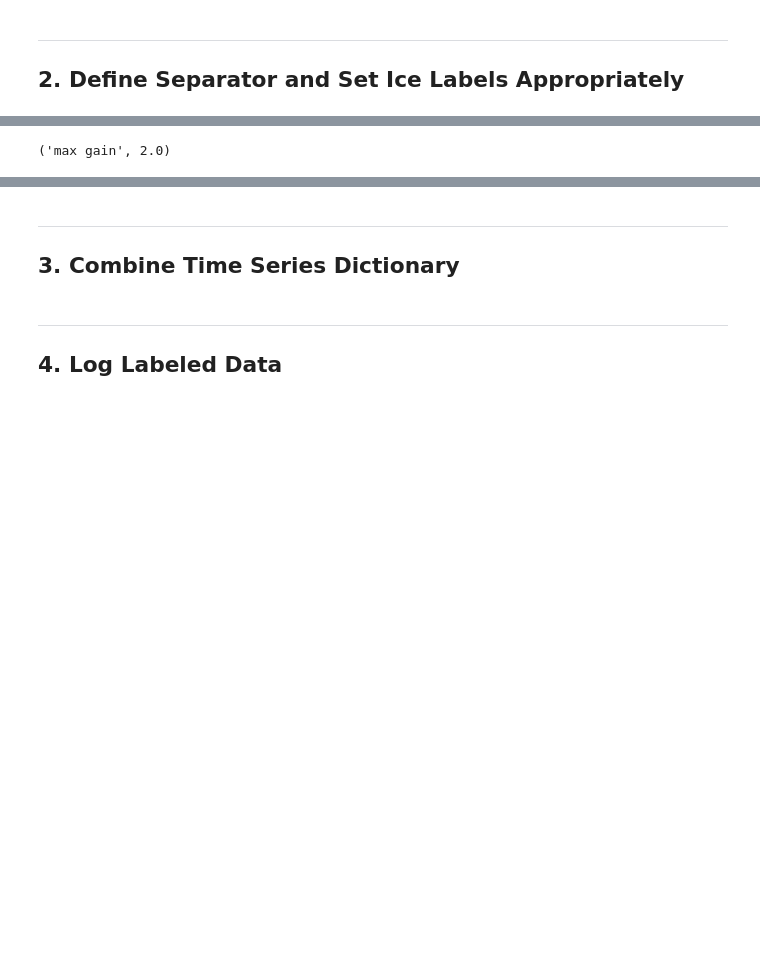
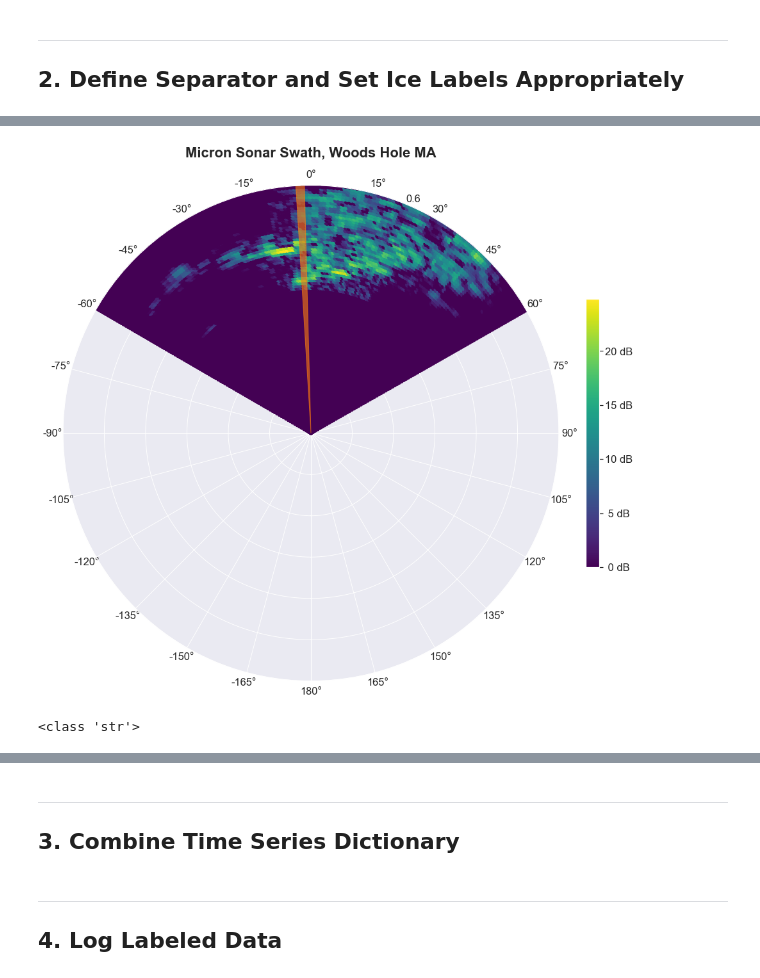
Before and after one commit to zduguid/sonar-ice-detect, a Jupyter notebook: notebook/sea-ice-detection.ipynb, the cells around one changed output, grey strips where cells are left out. Drawn from its saved outputs; the diff is of its cells as text; code cells hidden in the pictures; blank space fills up the shorter version.

```diff
--- a/notebook/sea-ice-detection.ipynb
+++ b/notebook/sea-ice-detection.ipynb
@@ -180,6 +228,7 @@ def set_labels_and_plot(set_new_labels=False,
 #                     make_polar_plot=True,
 #                     make_incidence_plot=True)
 
-set_labels_and_plot(set_new_labels=True,
-                    make_polar_plot=False,
+set_labels_and_plot(set_new_labels=False,
+                    make_polar_plot=True,
                     make_incidence_plot=False)
+# %% [output]
@@ -186,4 +236,5 @@ set_labels_and_plot(set_new_labels=True,
+[figure, added]
-# %%
-'max gain', np.max(time_series_dict[file].df.gain)
-# %% [output]
-('max gain', 2.0)
+# %%
+print(type(datetime.datetime.now().strftime("%Y-%m-%d %H:%M:%S")))
+# %% [output]
+<class 'str'>
```
Also changed, not shown: parts of 8 cells of this notebook, 6 other files.
